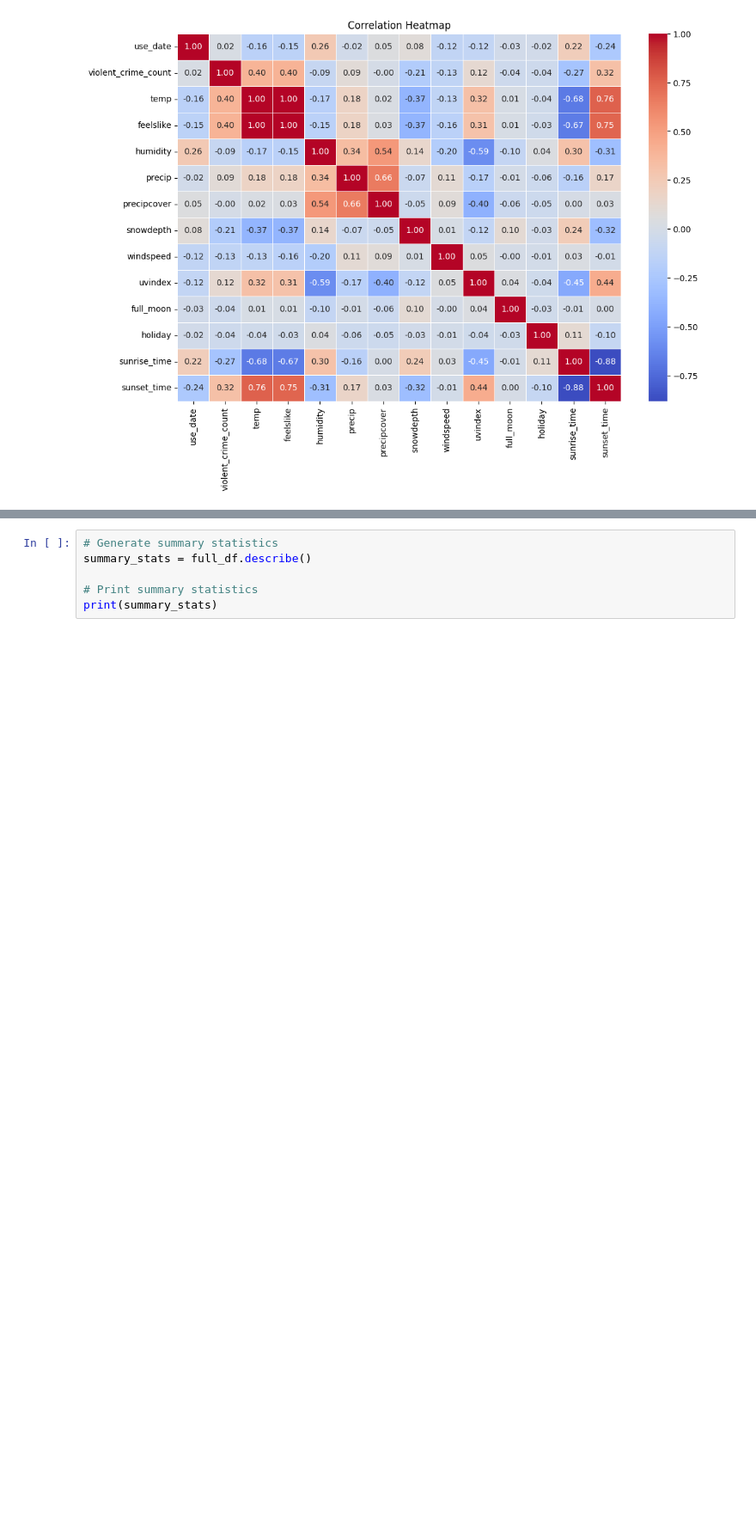
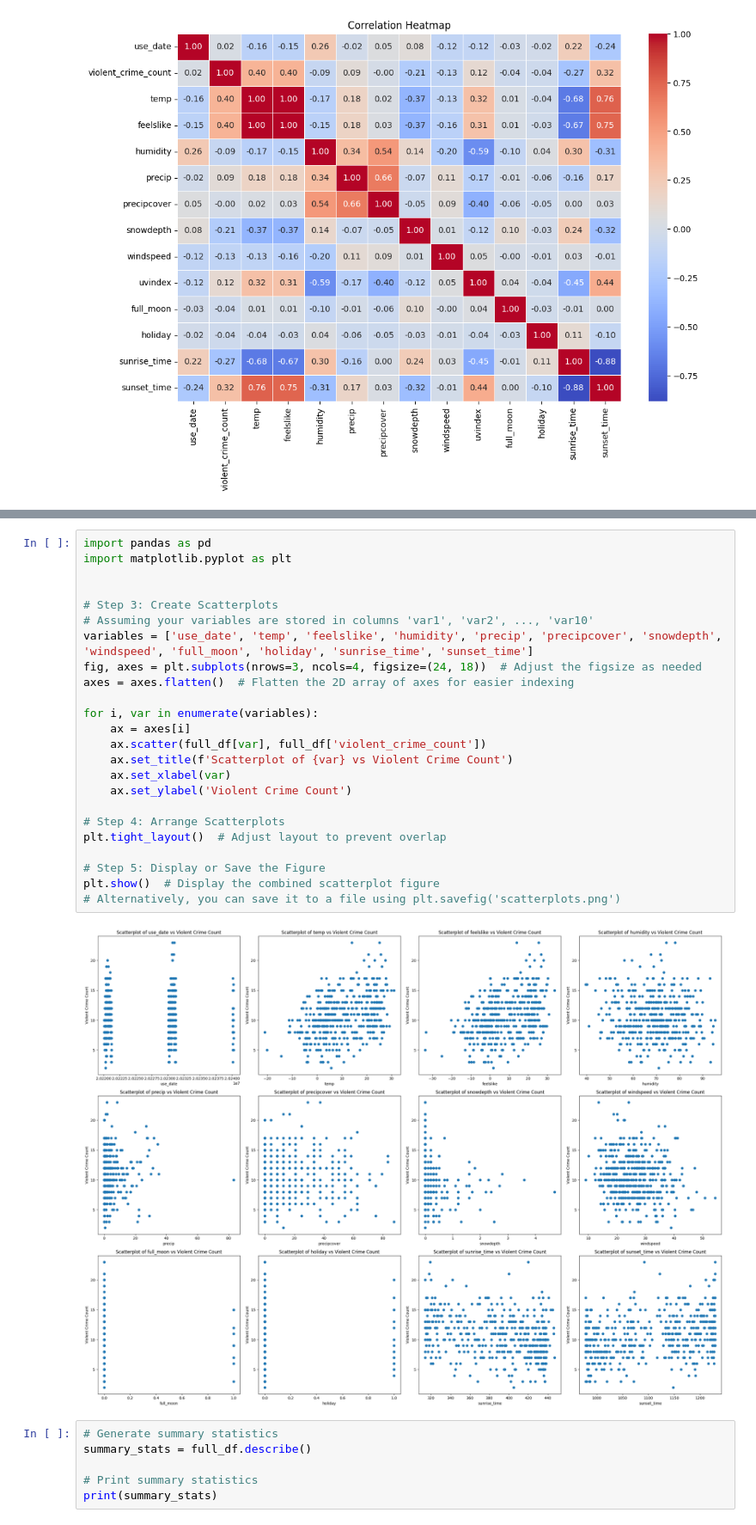
Before and after one commit to annleealbod/case_study_486, a Jupyter notebook: ETL-EDA.ipynb, the cells around one changed output, grey strips where cells are left out. Shown: that part at 86% size. Saved outputs shown, nothing was run; the diff lists cells and outputs as text; blank space fills up the shorter version.

```diff
--- a/ETL-EDA.ipynb
+++ b/ETL-EDA.ipynb
@@ -200,3 +216,29 @@ plt.show()
+# %%
+import pandas as pd
+import matplotlib.pyplot as plt
+
+
+# Step 3: Create Scatterplots
+# Assuming your variables are stored in columns 'var1', 'var2', ..., 'var10'
+variables = ['use_date', 'temp', 'feelslike', 'humidity', 'precip', 'precipcover', 'snowdepth', 'windspeed', 'full_moon', 'holiday', 'sunrise_time', 'sunset_time']
+fig, axes = plt.subplots(nrows=3, ncols=4, figsize=(24, 18))  # Adjust the figsize as needed
+axes = axes.flatten()  # Flatten the 2D array of axes for easier indexing
+
+for i, var in enumerate(variables):
+    ax = axes[i]
+    ax.scatter(full_df[var], full_df['violent_crime_count'])
+    ax.set_title(f'Scatterplot of {var} vs Violent Crime Count')
+    ax.set_xlabel(var)
+    ax.set_ylabel('Violent Crime Count')
+
+# Step 4: Arrange Scatterplots
+plt.tight_layout()  # Adjust layout to prevent overlap
+
+# Step 5: Display or Save the Figure
+plt.show()  # Display the combined scatterplot figure
+# Alternatively, you can save it to a file using plt.savefig('scatterplots.png')
+# %% [output]
+[figure, added]
 # %%
 # Generate summary statistics
 summary_stats = full_df.describe()
```
Also changed, not shown: parts of 1 cell of this notebook.
